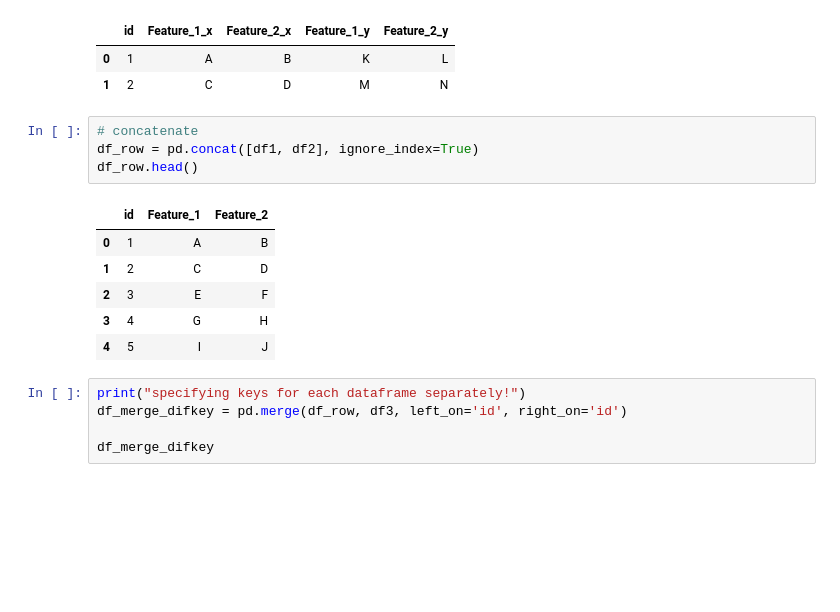
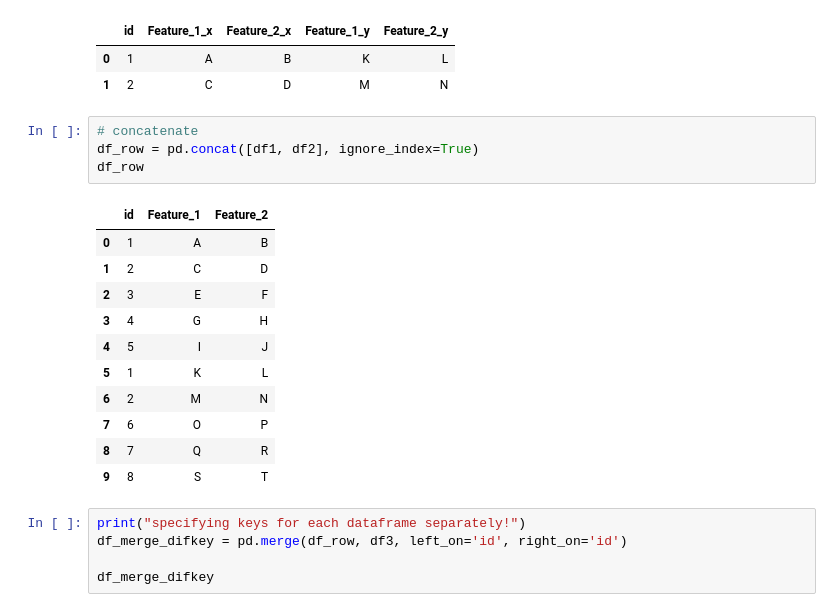
Before and after one commit to Seyed-Ali-Ahmadi/PythonSchool, a Jupyter notebook: 23_pandas_operations.ipynb, the cells around one changed output. Drawn from its saved outputs; the diff is of its cells as text; blank space fills up the shorter version.

```diff
--- a/23_pandas_operations.ipynb
+++ b/23_pandas_operations.ipynb
@@ -187,14 +187,19 @@ df_merge_col
 # %%
 # concatenate
 df_row = pd.concat([df1, df2], ignore_index=True)
-df_row.head()
+df_row
 # %% [output]
 |  | id | Feature_1 | Feature_2 |
 | 0 | 1 | A | B |
 | 1 | 2 | C | D |
 | 2 | 3 | E | F |
 | 3 | 4 | G | H |
 | 4 | 5 | I | J |
+| 5 | 1 | K | L |
+| 6 | 2 | M | N |
+| 7 | 6 | O | P |
+| 8 | 7 | Q | R |
+| 9 | 8 | S | T |
 # %%
 print("specifying keys for each dataframe separately!")
 df_merge_difkey = pd.merge(df_row, df3, left_on='id', right_on='id')
```
Also changed, not shown: parts of 3 cells of this notebook, 2 other files.
